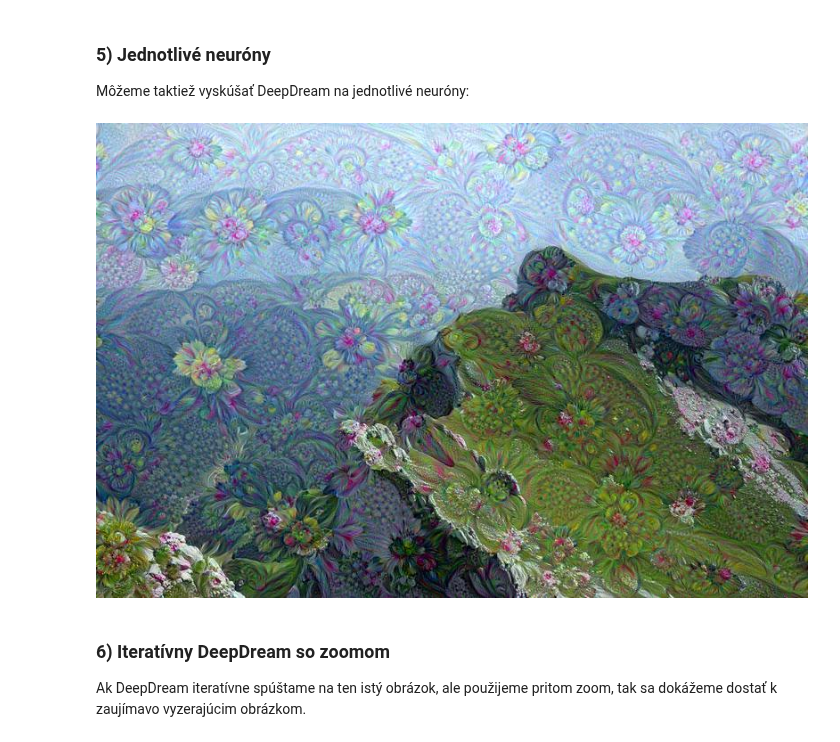
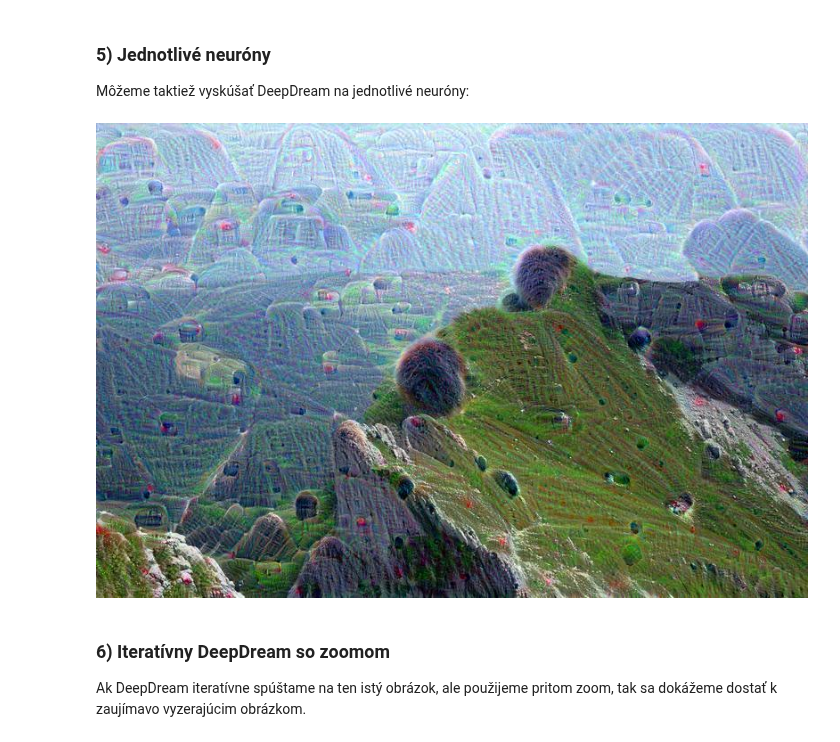
Before and after one commit to kocurvik/edu, a Jupyter notebook: DOD/DOD_2019_DeepDream.ipynb, the cells around one changed output. Drawn from its saved outputs; the diff is of its cells as text; code cells hidden in the pictures.

```diff
--- a/DOD/DOD_2019_DeepDream.ipynb
+++ b/DOD/DOD_2019_DeepDream.ipynb
@@ -151,15 +153,15 @@ final = render_deepdream(tf.square(T(layer)), img0)
 
 Môžeme taktiež vyskúšať DeepDream na jednotlivé neuróny:
 # %%
-feature_channel = 139 #@param {type:"slider", max: 512}
+feature_channel = 78 #@param {type:"slider", max: 512}
 layer = "mixed4d_3x3_bottleneck_pre_relu"  #@param ["mixed4d_3x3_bottleneck_pre_relu", "mixed3a", "mixed3b", "mixed4a", "mixed4c", "mixed5a"]
 if feature_channel >= T(layer).shape[3]:
   print("Zvoleý kanál v danej vrstve ", layer, " neexistuje. ")
   print("Zvolte číslo do {}".format(T(layer).shape[3]))
 else:
   render_deepdream(T(layer)[:,:,:,feature_channel], img0)
 # %% [output]
-[figure, old version]
+[figure, new version]
 # %% [markdown]
 ### 6) Iteratívny DeepDream so zoomom
 
```
Also changed, not shown: parts of 4 cells of this notebook.
